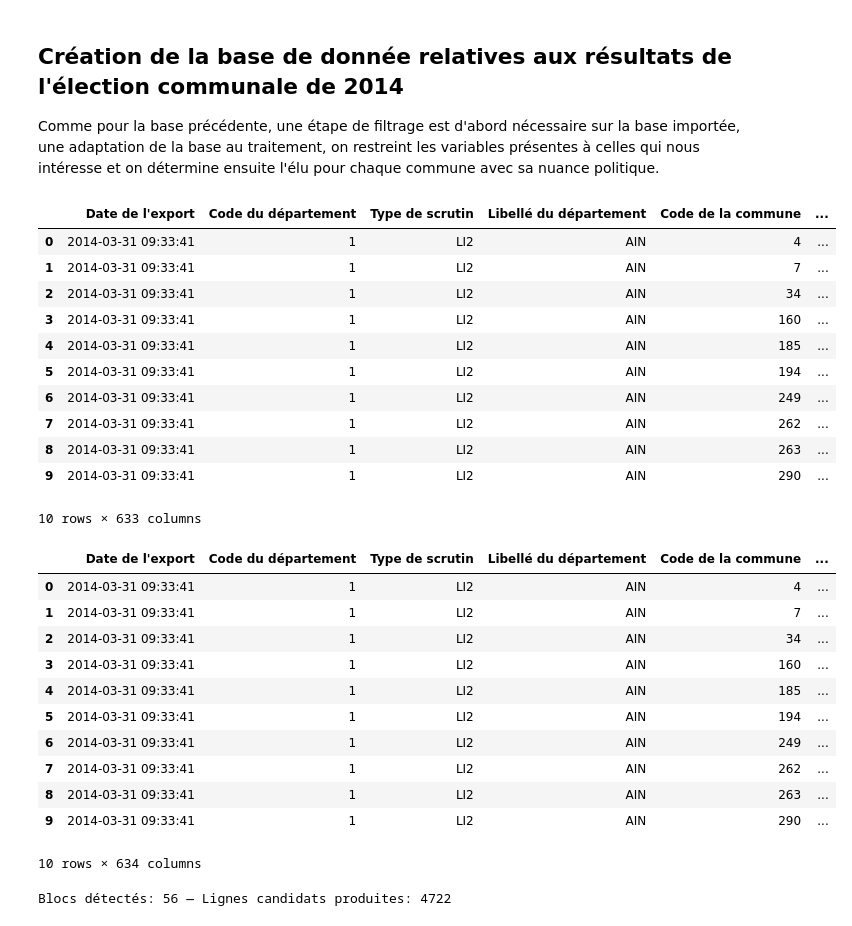
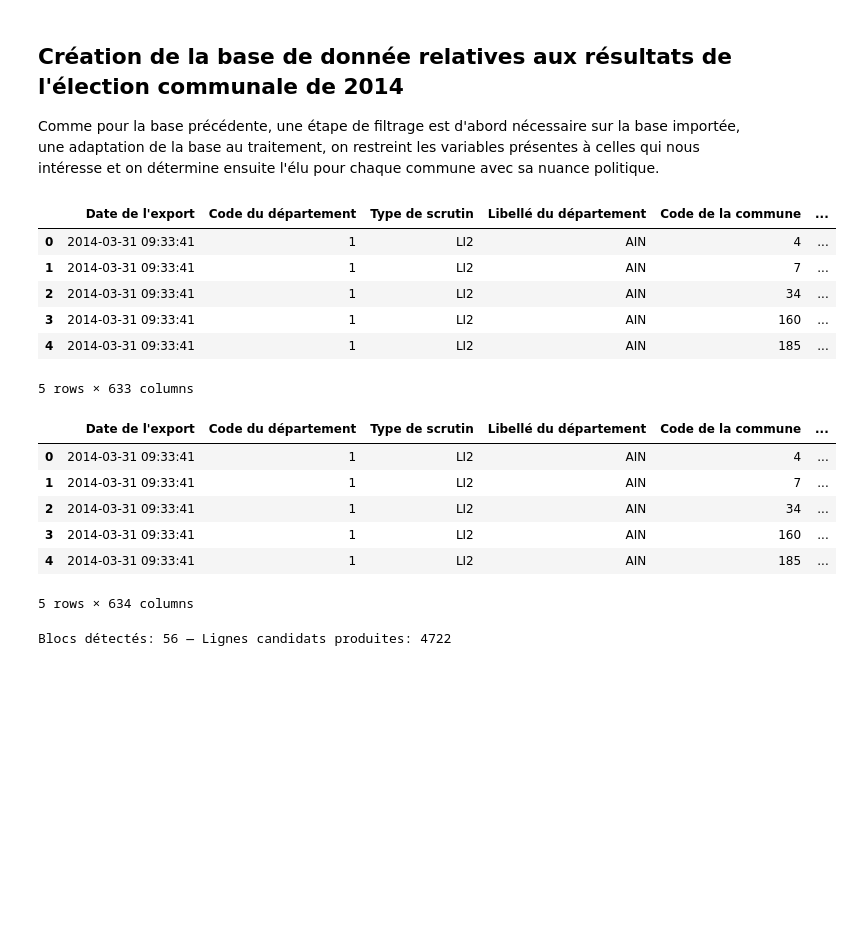
Before and after one commit to romainratajczyk/ENSAE-S1-Python-Project, a Jupyter notebook: Data formatting.ipynb, the cells around one changed output. Saved outputs shown, nothing was run; the diff lists cells and outputs as text; code cells hidden in the pictures; blank space fills up the shorter version.

```diff
--- a/Data formatting.ipynb
+++ b/Data formatting.ipynb
@@ -125,22 +113,17 @@ elec_2020.head(10)
 Comme pour la base précédente, une étape de filtrage est d'abord nécessaire sur la base importée, une adaptation de la base au traitement, on restreint les variables présentes à celles qui nous intéresse et on détermine ensuite l'élu pour chaque commune avec sa nuance politique.
 # %%
 resultats_2014 = pd.read_excel('/home/onyxia/work/Python-project/Data/muni-2014-resultats-com-1000-et-plus-t2.xlsx', header=0)
-resultats_2014.head(10)
+resultats_2014.head(5)
 # %% [output]
 |  | Date de l'export | Code du département | Type de scrutin | Libellé du département | Code de la commune | ... |
 | 0 | 2014-03-31 09:33:41 | 1 | LI2 | AIN | 4 | ... |
 | 1 | 2014-03-31 09:33:41 | 1 | LI2 | AIN | 7 | ... |
 | 2 | 2014-03-31 09:33:41 | 1 | LI2 | AIN | 34 | ... |
 | 3 | 2014-03-31 09:33:41 | 1 | LI2 | AIN | 160 | ... |
 | 4 | 2014-03-31 09:33:41 | 1 | LI2 | AIN | 185 | ... |
-| 5 | 2014-03-31 09:33:41 | 1 | LI2 | AIN | 194 | ... |
-| 6 | 2014-03-31 09:33:41 | 1 | LI2 | AIN | 249 | ... |
-| 7 | 2014-03-31 09:33:41 | 1 | LI2 | AIN | 262 | ... |
-| 8 | 2014-03-31 09:33:41 | 1 | LI2 | AIN | 263 | ... |
-| 9 | 2014-03-31 09:33:41 | 1 | LI2 | AIN | 290 | ... |
-10 rows × 633 columns
+5 rows × 633 columns
 # %%
-# Remplacer les codes Corse
+# Remplacement des codes Corse
 resultats_2014['Code du département'] = resultats_2014['Code du département'].replace({'2A': '201', '2B': '202'})
 
 # Convertir en Int64 et forcer NaN si non convertible
@@ -157,7 +140,7 @@ resultats_2014['Code commune'] = (
     )
 
 # Vérification
-resultats_2014.head(10)
+resultats_2014.head(5)
 # %% [output]
 |  | Date de l'export | Code du département | Type de scrutin | Libellé du département | Code de la commune | ... |
 | 0 | 2014-03-31 09:33:41 | 1 | LI2 | AIN | 4 | ... |
@@ -165,12 +148,7 @@ resultats_2014.head(10)
 | 2 | 2014-03-31 09:33:41 | 1 | LI2 | AIN | 34 | ... |
 | 3 | 2014-03-31 09:33:41 | 1 | LI2 | AIN | 160 | ... |
 | 4 | 2014-03-31 09:33:41 | 1 | LI2 | AIN | 185 | ... |
-| 5 | 2014-03-31 09:33:41 | 1 | LI2 | AIN | 194 | ... |
-| 6 | 2014-03-31 09:33:41 | 1 | LI2 | AIN | 249 | ... |
-| 7 | 2014-03-31 09:33:41 | 1 | LI2 | AIN | 262 | ... |
-| 8 | 2014-03-31 09:33:41 | 1 | LI2 | AIN | 263 | ... |
-| 9 | 2014-03-31 09:33:41 | 1 | LI2 | AIN | 290 | ... |
-10 rows × 634 columns
+5 rows × 634 columns
 # %%
 df = resultats_2014.copy()
 
```
Also changed, not shown: parts of 17 cells of this notebook, 4 other files.
